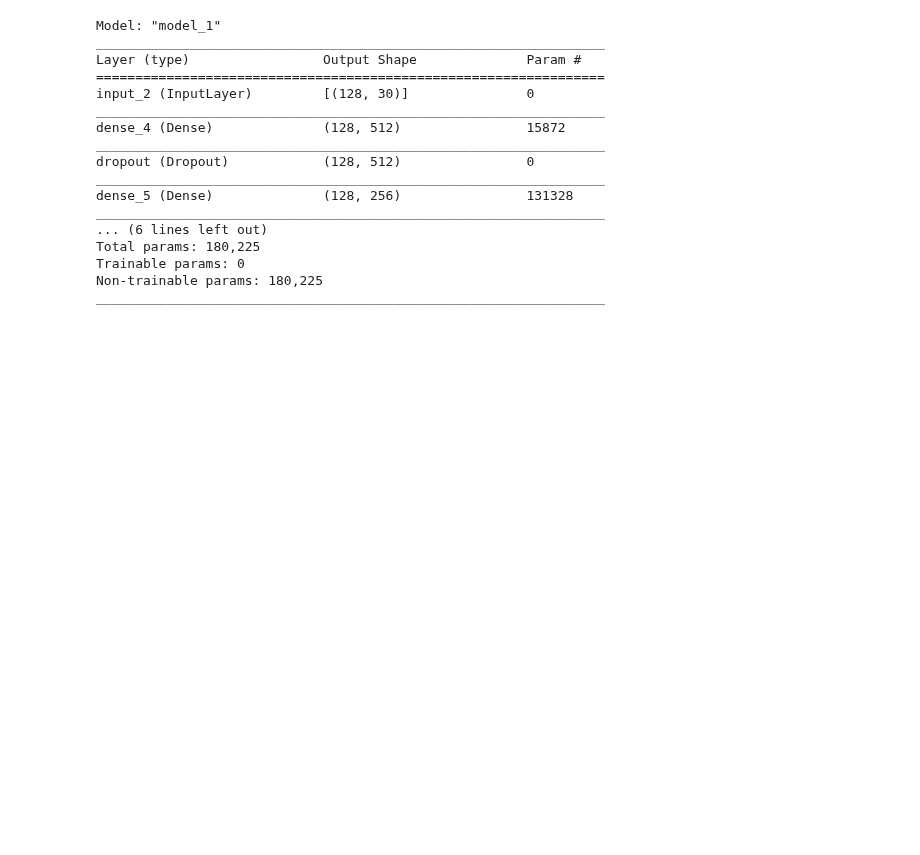
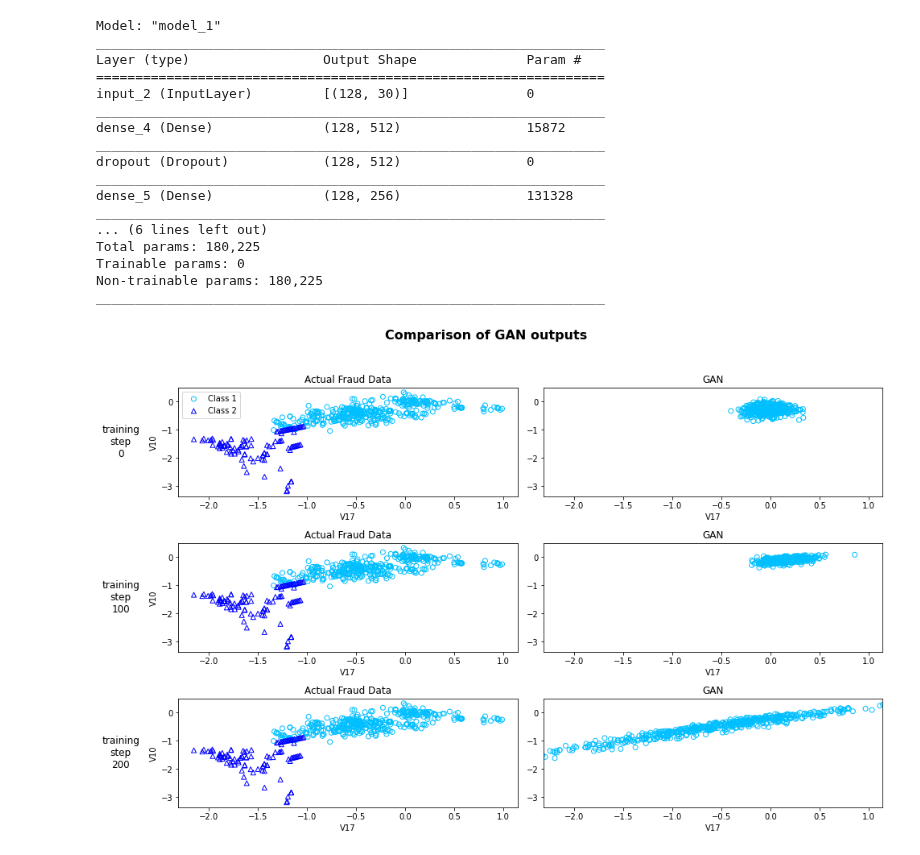
Before and after one commit to ydataai/ydata-synthetic, a Jupyter notebook: examples/regular/gan_example.ipynb, the cells around one changed output. Saved outputs shown, nothing was run; the diff lists cells and outputs as text; code cells hidden in the pictures; blank space fills up the shorter version.

Commit message:
Revert "fix(examples): Fix data preprocessing and dragan performance prints (#94)"
This reverts commit 1ed710a55d5c797fa37095fd79e381dffa9614a5.

```diff
--- a/examples/regular/gan_example.ipynb
+++ b/examples/regular/gan_example.ipynb
@@ -23,7 +23,7 @@ from ydata_synthetic.preprocessing.regular.credit_fraud import *
 model = VanilllaGAN
 # %%
 # Read the original data and have it preprocessed
-data = pd.read_csv('../../data/creditcard.csv', index_col=[0])
+data = pd.read_csv('./data/creditcard.csv', index_col=[0])
 # %%
 # Extract list of columns
 data_cols = list(data.columns[ data.columns != 'Class' ])
@@ -36,7 +36,7 @@ Dataset columns: ['V1', 'V2', 'V3', 'V4', 'V5', 'V6', 'V7', 'V8', 'V9', 'V10', '
 # %%
 # Before training the GAN do not forget to apply the required data transformations
 # To ease here we've applied a PowerTransformation - make data distribution more Gaussian-like.
-_, data, _ = transformations(data)
+data = transformations(data)
 
 # For the purpose of this example we will only synthesize the minority class
 # train_data contains 492 rows which had 'Class' value as 1 (which were very few)
@@ -270,31 +244,33 @@ for model_step_ix, model_step in enumerate(model_steps):
 
         ax = plt.subplot(rows, columns, model_step_ix*columns + 1 + (i+1) )
 
         if with_class:
             g_z = generator_model.predict([z, labels])
             gen_samples = pd.DataFrame(g_z, columns=data_cols+label_cols)
             for group, color, marker, label in zip( gen_samples.groupby('Class_1'), colors, markers, class_labels ):
                 plt.scatter( group[1][[col1]], group[1][[col2]],
                                  label=label, marker=marker, edgecolors=color, facecolors='none' )
         else:
             g_z = generator_model.predict(z)
             gen_samples = pd.DataFrame(g_z, columns=data_cols+['label'])
-            gen_samples.to_csv('../../data/Generated_sample.csv')
+            gen_samples.to_csv('./data/Generated_sample.csv')
             plt.scatter( gen_samples[[col1]], gen_samples[[col2]],
                              label=class_labels[0], marker=markers[0], edgecolors=colors[0], facecolors='none' )
         plt.title(model_name)
         plt.xlabel(col1)
         ax.set_xlim(xlims), ax.set_ylim(ylims)
 
 plt.suptitle('Comparison of GAN outputs', size=16, fontweight='bold')
 plt.tight_layout(rect=[0.075,0,1,0.95])
 
 # Adding text labels for training steps
 vpositions = np.array([ i._position.bounds[1] for i in axarr ])
 vpositions += ((vpositions[0] - vpositions[1]) * 0.35 )
 for model_step_ix, model_step in enumerate( model_steps ):
     fig.text( 0.05, vpositions[model_step_ix], 'training\nstep\n'+str(model_step), ha='center', va='center', size=12)
 
 if not os.path.exists("./img"):
     os.makedirs("./img")
 plt.savefig('img/Comparison_of_GAN_outputs.png', dpi=100)
+# %% [output]
+[figure, added]
```
Also changed, not shown: parts of 1 cell of this notebook, 3 other files.
